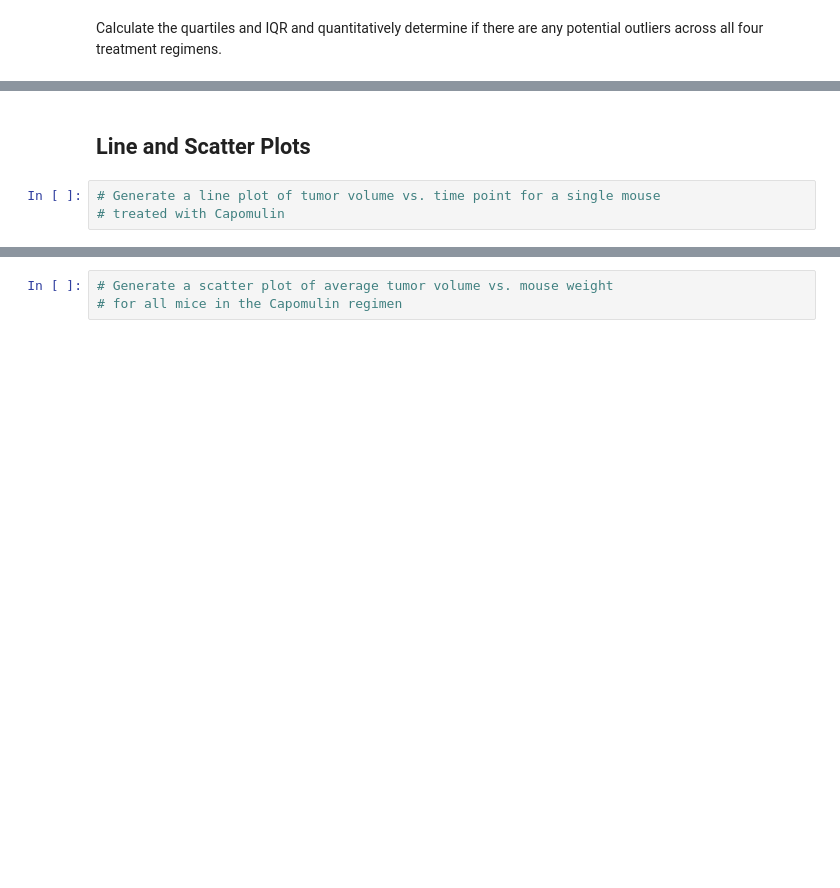
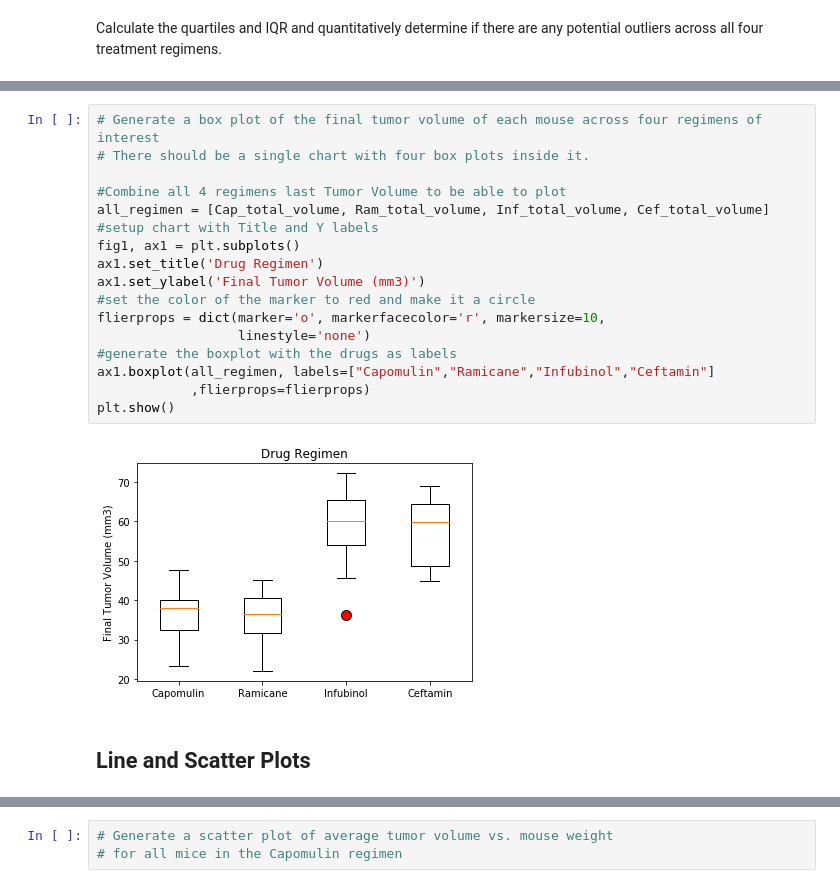
Before and after one commit to matteo005/MatPlotLib_HW, a Jupyter notebook: pymaceuticals_starter.ipynb, the cells around one changed output, grey strips where cells are left out. Cells and saved outputs as stored; diff of their text form; blank space fills up the shorter version.

```diff
--- a/pymaceuticals_starter.ipynb
+++ b/pymaceuticals_starter.ipynb
@@ -297,5 +300,21 @@ Calculate the quartiles and IQR and quantitatively determine if there are any po
+# %%
+# Generate a box plot of the final tumor volume of each mouse across four regimens of interest
+# There should be a single chart with four box plots inside it.
+
+#Combine all 4 regimens last Tumor Volume to be able to plot
+all_regimen = [Cap_total_volume, Ram_total_volume, Inf_total_volume, Cef_total_volume]
+#setup chart with Title and Y labels
+fig1, ax1 = plt.subplots()
+ax1.set_title('Drug Regimen')
+ax1.set_ylabel('Final Tumor Volume (mm3)')
+#set the color of the marker to red and make it a circle
+flierprops = dict(marker='o', markerfacecolor='r', markersize=10,
+                  linestyle='none')
+#generate the boxplot with the drugs as labels
+ax1.boxplot(all_regimen, labels=["Capomulin","Ramicane","Infubinol","Ceftamin"]
+            ,flierprops=flierprops)
+plt.show()
+# %% [output]
+[figure, added]
 # %% [markdown]
 ## Line and Scatter Plots
-# %%
-# Generate a line plot of tumor volume vs. time point for a single mouse
-# treated with Capomulin
```
Also changed, not shown: parts of 11 cells of this notebook.
